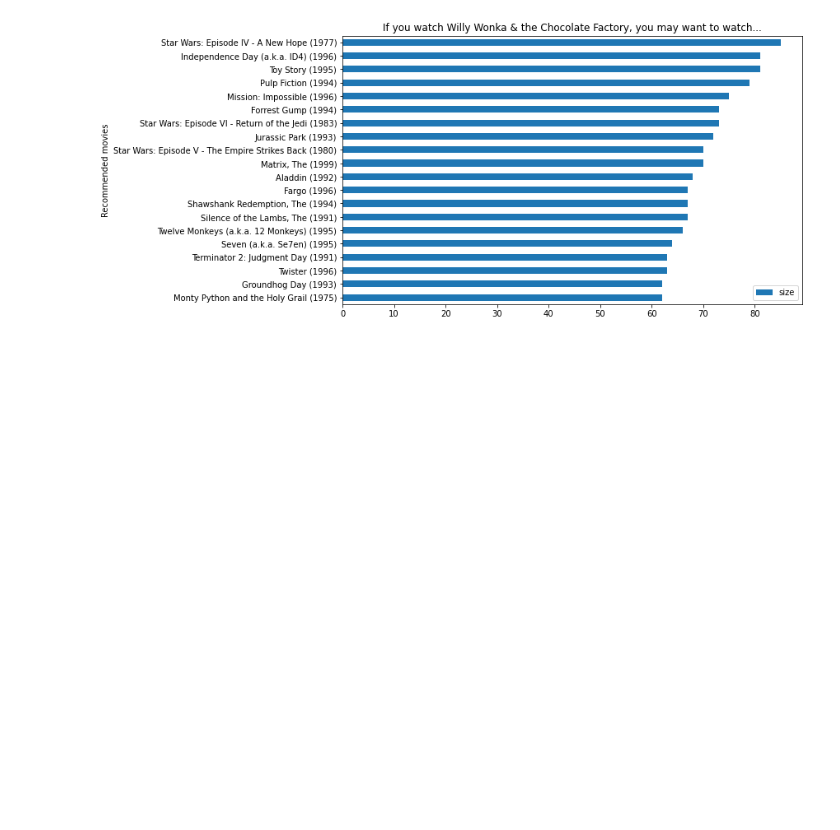
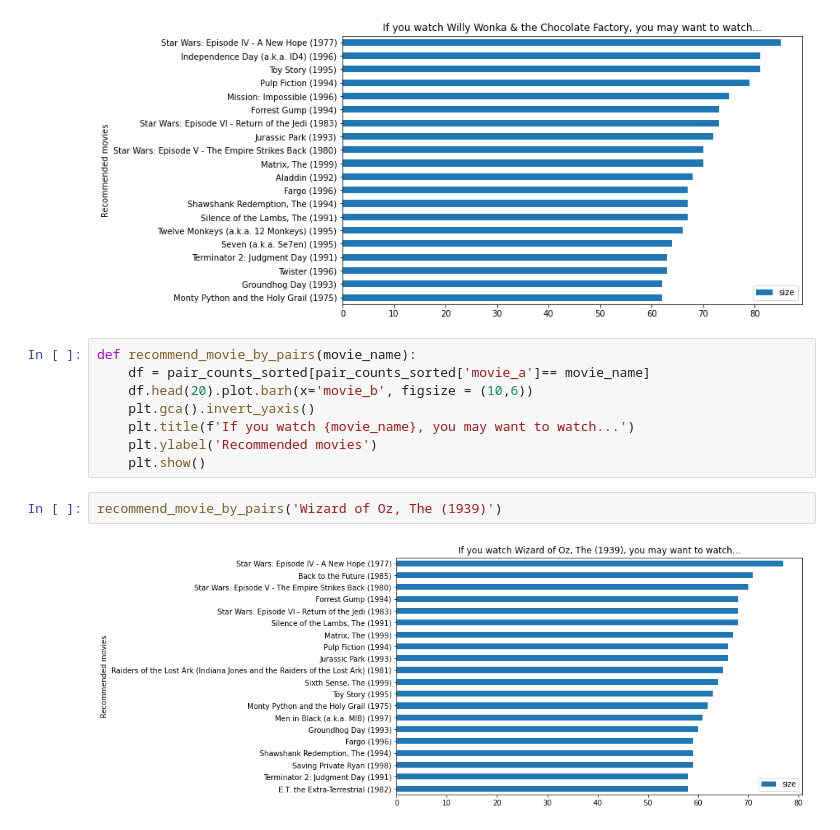
Before and after one commit to wswu001/Recommendation-Engine-for-Movies, a Jupyter notebook: main.ipynb, the cells around one changed output. Cells and saved outputs as stored; diff of their text form; blank space fills up the shorter version.

```diff
--- a/main.ipynb
+++ b/main.ipynb
@@ -182,3 +171,15 @@ plt.ylabel('Recommended movies')
 plt.show()
 # %% [output]
 [figure]
+# %%
+def recommend_movie_by_pairs(movie_name):
+    df = pair_counts_sorted[pair_counts_sorted['movie_a']== movie_name]
+    df.head(20).plot.barh(x='movie_b', figsize = (10,6))
+    plt.gca().invert_yaxis()
+    plt.title(f'If you watch {movie_name}, you may want to watch...')
+    plt.ylabel('Recommended movies')
+    plt.show()
+# %%
+recommend_movie_by_pairs('Wizard of Oz, The (1939)')
+# %% [output]
+[figure, added]
```
Also changed, not shown: parts of 7 cells of this notebook.
